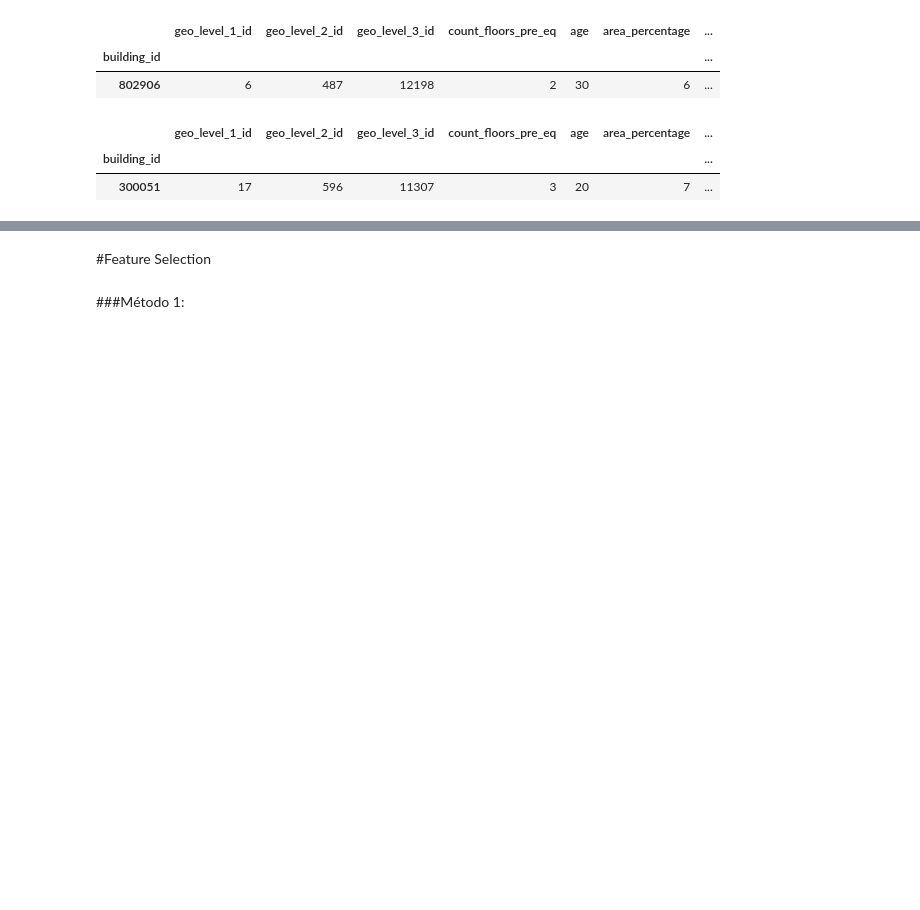
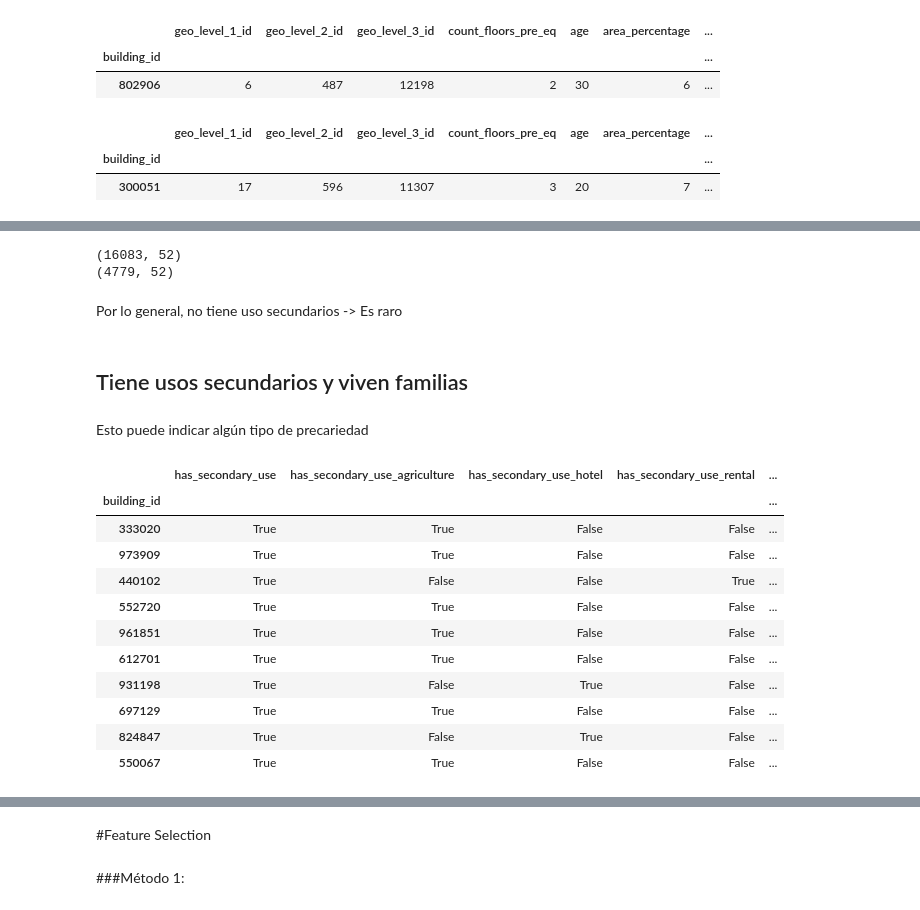
Before and after one commit to gsabatino9/OrganizacionDeDatos, a Jupyter notebook: data/feature_engineering.ipynb, the cells around one changed output, grey strips where cells are left out. Saved outputs shown, nothing was run; the diff lists cells and outputs as text; code cells hidden in the pictures; blank space fills up the shorter version.

```diff
--- a/data/feature_engineering.ipynb
+++ b/data/feature_engineering.ipynb
@@ -213,0 +289,8 @@ test_values.head(1)
+# %%
+def count_materials(df_values):
+  materials = df_values.filter(like='has_superstructure')
+  df_values['count_materials'] = materials.sum(axis=1)
+  return df_values
+# %%
+train_values = count_materials(train_values)
+test_values = count_materials(test_values)
@@ -213,0 +327,13 @@ test_values.head(1)
+# %%
+#chequeo usos secundarios
+print(train_values[train_values['inhabited_building'] & (train_values.filter(like='has_secondary_use').sum(axis=1) == 0)].shape)
+print(train_values[train_values['inhabited_building'] & (train_values.filter(like='has_secondary_use').sum(axis=1) > 0)].shape)
+# %% [output]
+(16083, 52)
+(4779, 52)
+# %% [markdown]
+Por lo general, no tiene uso secundarios -> Es raro
+# %% [markdown]
+## Tiene usos secundarios y viven familias
+# %% [markdown]
+Esto puede indicar algún tipo de precariedad
@@ -213,0 +345,16 @@ test_values.head(1)
+# %%
+train_values = families_and_secondary_use(train_values)
+train_values[train_values['families_and_secondary_use']].filter(like='has_secondary_use').head(10)
+# %% [output]
+|  | has_secondary_use | has_secondary_use_agriculture | has_secondary_use_hotel | has_secondary_use_rental | ... |
+| building_id |  |  |  |  | ... |
+| 333020 | True | True | False | False | ... |
+| 973909 | True | True | False | False | ... |
+| 440102 | True | False | False | True | ... |
+| 552720 | True | True | False | False | ... |
+| 961851 | True | True | False | False | ... |
+| 612701 | True | True | False | False | ... |
+| 931198 | True | False | True | False | ... |
+| 697129 | True | True | False | False | ... |
+| 824847 | True | False | True | False | ... |
+| 550067 | True | True | False | False | ... |
```
Also changed, not shown: parts of 65 cells of this notebook, 2 other files.
